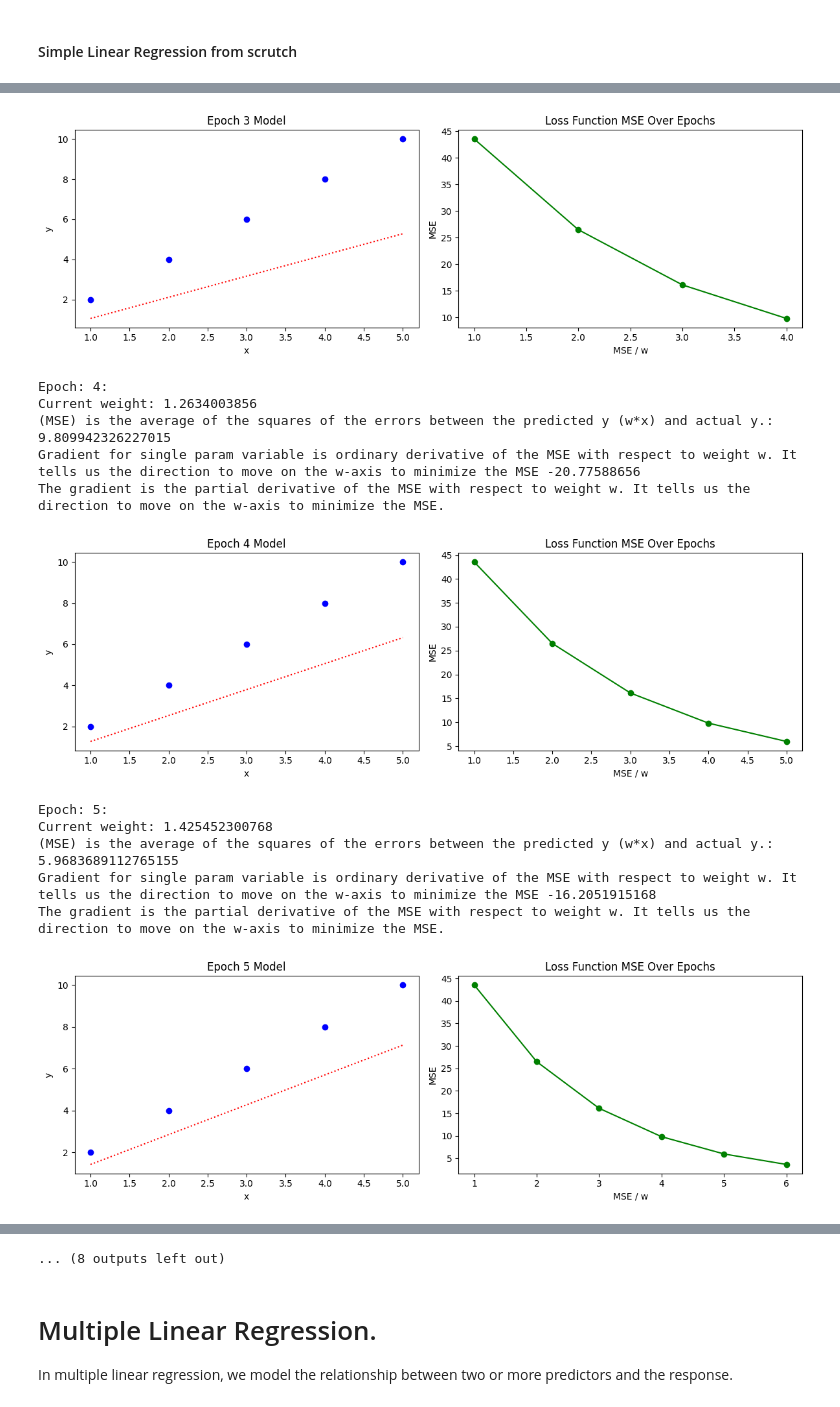
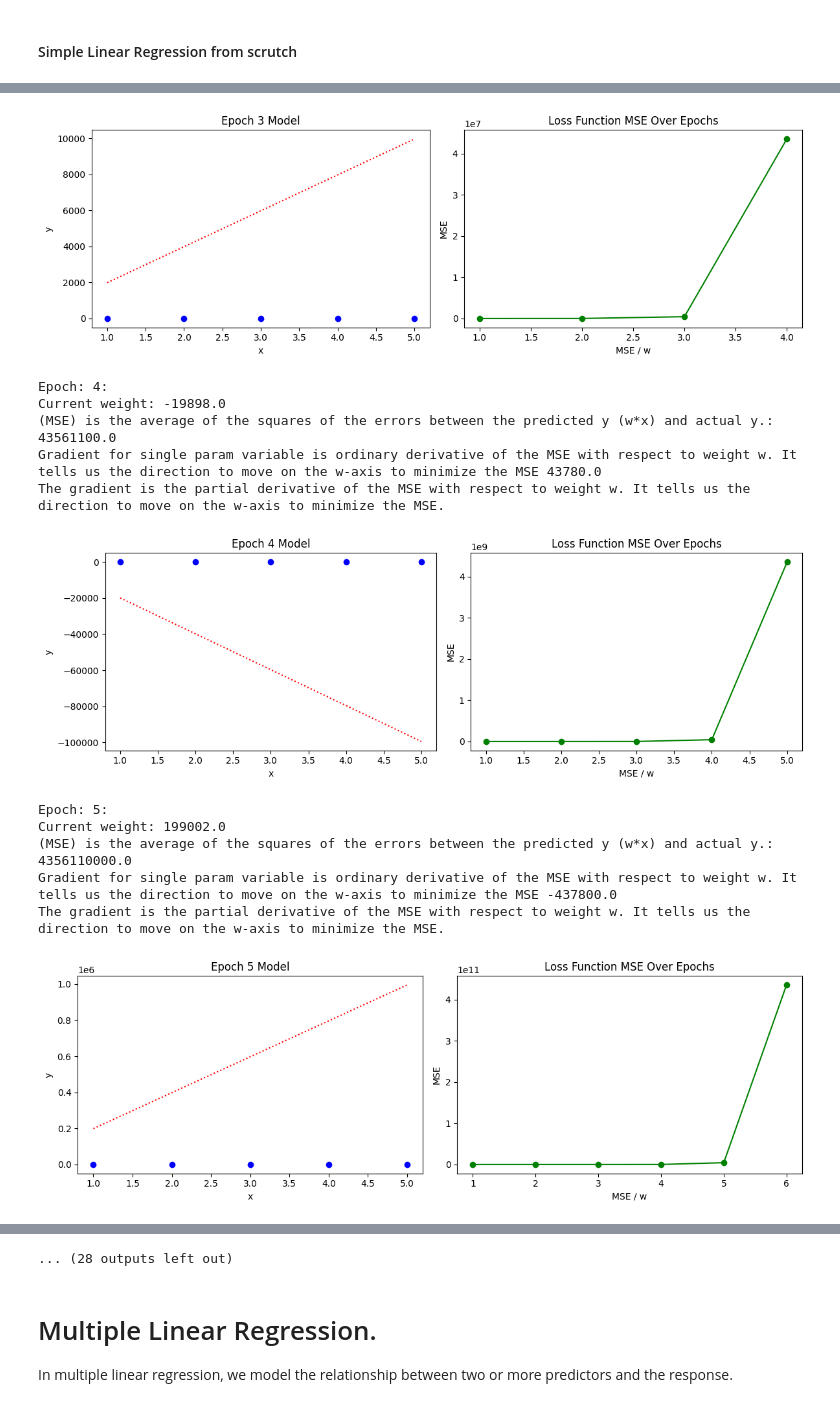
Before and after one commit to imaxfp/neural_n00b, a Jupyter notebook: 1_linear_neural_networks_for_regression.ipynb, the cells around one changed output, grey strips where cells are left out. Saved outputs shown, nothing was run; the diff lists cells and outputs as text; code cells hidden in the pictures.

```diff
--- a/1_linear_neural_networks_for_regression.ipynb
+++ b/1_linear_neural_networks_for_regression.ipynb
@@ -91,6 +91,6 @@ def gradient_descent(x, y, learning_rate, epochs):
     return w
 
 # Perform Gradient Descent
-optimized_w = gradient_descent(x, y, learning_rate=0.01, epochs=10)
+optimized_w = gradient_descent(x, y, learning_rate=0.5, epochs=20)
 # %% [output]
 Epoch: 1:
@@ -112,15 +112,15 @@ Gradient for single param variable is ordinary derivative of the MSE with respec
 The gradient is the partial derivative of the MSE with respect to weight w. It tells us the direction to move on the w-axis to minimize the MSE.
-[figure, old version]
+[figure, new version]
 Epoch: 4:
-Current weight: 1.2634003856
-(MSE) is the average of the squares of the errors between the predicted y (w*x) and actual y.: 9.809942326227015
-Gradient for single param variable is ordinary derivative of the MSE with respect to weight w. It tells us the direction to move on the w-axis to minimize the MSE -20.77588656
+Current weight: -19898.0
+(MSE) is the average of the squares of the errors between the predicted y (w*x) and actual y.: 43561100.0
+Gradient for single param variable is ordinary derivative of the MSE with respect to weight w. It tells us the direction to move on the w-axis to minimize the MSE 43780.0
 The gradient is the partial derivative of the MSE with respect to weight w. It tells us the direction to move on the w-axis to minimize the MSE.
-[figure, old version]
+[figure, new version]
 Epoch: 5:
-Current weight: 1.425452300768
-(MSE) is the average of the squares of the errors between the predicted y (w*x) and actual y.: 5.9683689112765155
-Gradient for single param variable is ordinary derivative of the MSE with respect to weight w. It tells us the direction to move on the w-axis to minimize the MSE -16.2051915168
+Current weight: 199002.0
+(MSE) is the average of the squares of the errors between the predicted y (w*x) and actual y.: 4356110000.0
+Gradient for single param variable is ordinary derivative of the MSE with respect to weight w. It tells us the direction to move on the w-axis to minimize the MSE -437800.0
 The gradient is the partial derivative of the MSE with respect to weight w. It tells us the direction to move on the w-axis to minimize the MSE.
-[figure, old version]
+[figure, new version]
 Epoch: 6:
@@ -132,4 +132,4 @@ The gradient is the partial derivative of the MSE with respect to weight w. It t
-... (8 outputs left out)
+... (28 outputs left out)
 # %% [markdown]
 # Multiple Linear Regression.
 
```
Also changed, not shown: parts of 2 cells of this notebook, 6 other files.
